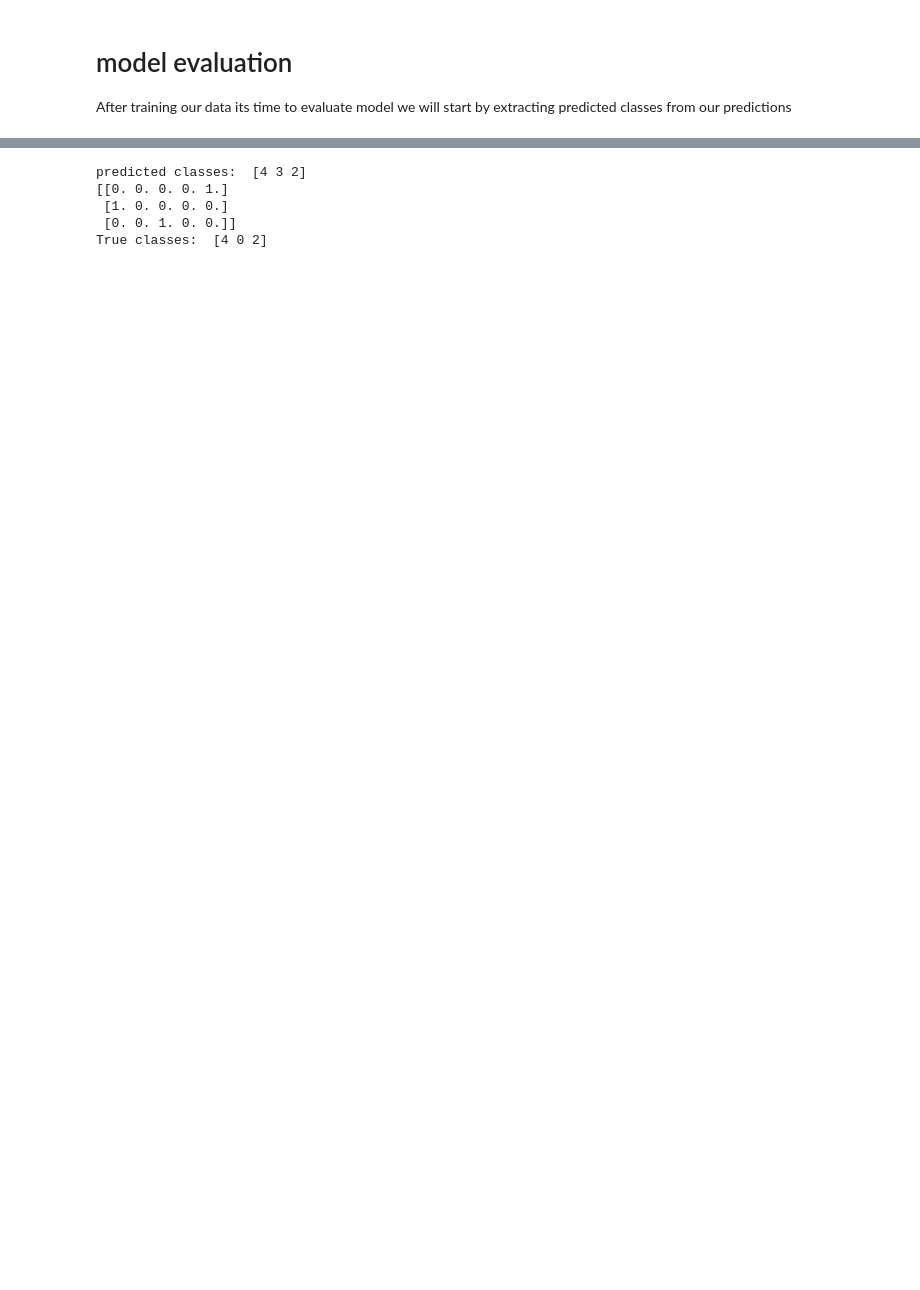
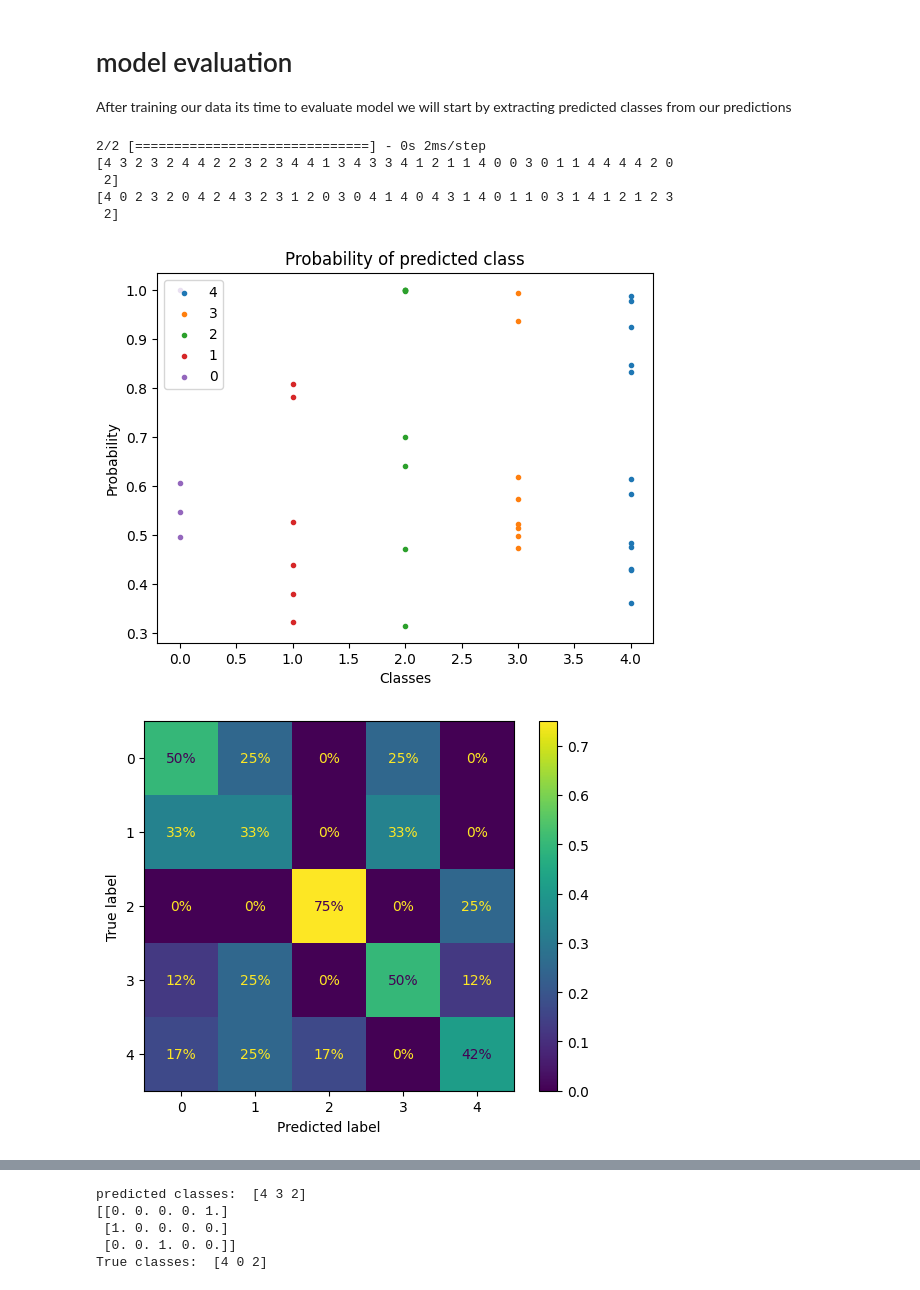
Before and after one commit to paq88/Neural_network_classifier, a Jupyter notebook: Fish_model_NN_gut.ipynb, the cells around one changed output, grey strips where cells are left out. Cells and saved outputs as stored; diff of their text form; code cells hidden in the pictures; blank space fills up the shorter version.

```diff
--- a/Fish_model_NN_gut.ipynb
+++ b/Fish_model_NN_gut.ipynb
@@ -20,3 +36,32 @@ from sklearn.model_selection import train_test_split
+# %%
+# function for plot evaluation
+def evaluate_model(model, history, X_test, y_test):
+    y_pred = model.predict(X_test)
+    y_pred_class = y_pred.argmax(axis=1)
+    y_test_class = y_test.argmax(axis=1)
+    print(y_pred_class)
+    print(y_test_class)
+    # Assuming plot_prob is defined elsewhere
+    plot_prob(y_pred)
+
+    sample_weight = (y_pred_class != y_test_class)
+    plt.rc('font', size=10)
+    ConfusionMatrixDisplay.from_predictions(y_pred_class, y_test_class, #sample_weight=sample_weight,
+                                             normalize="true", values_format=".0%")
+
+    # Plot training and validation loss
+    fig, ax = plt.subplots()
+    ax.plot(history.history["loss"], 'r', marker='.', label="Train Loss")
+    ax.plot(history.history["val_loss"], 'b', marker='.', label="Validation loss")
+    ax.legend()
+    ax.set_title("DNN_Gut_loss")
+
+    # Plot training and validation accuracy
+    fig, ax = plt.subplots()
+    ax.plot(history.history["accuracy"], 'r', marker='.', label="Train accuracy")
+    ax.plot(history.history["val_accuracy"], 'b', marker='.', label="Validation accuracy")
+    ax.legend()
+    ax.set_title("DNN_Gut_acc")
 # %%
 # load data from github
 
@@ -261,3 +306,13 @@ Epoch 750/750
 # model evaluation
 After training our data its time to evaluate model
 we will start by extracting predicted classes from our predictions
+# %%
+evaluate_model(model1, history1, X_test, y_test)
+# %% [output]
+2/2 [==============================] - 0s 2ms/step
+[4 3 2 3 2 4 4 2 2 3 2 3 4 4 1 3 4 3 3 4 1 2 1 1 4 0 0 3 0 1 1 4 4 4 4 2 0
+ 2]
+[4 0 2 3 2 0 4 2 4 3 2 3 1 2 0 3 0 4 1 4 0 4 3 1 4 0 1 1 0 3 1 4 1 2 1 2 3
+ 2]
+[figure, added]
+[figure, added]
```
Also changed, not shown: parts of 44 cells of this notebook.
